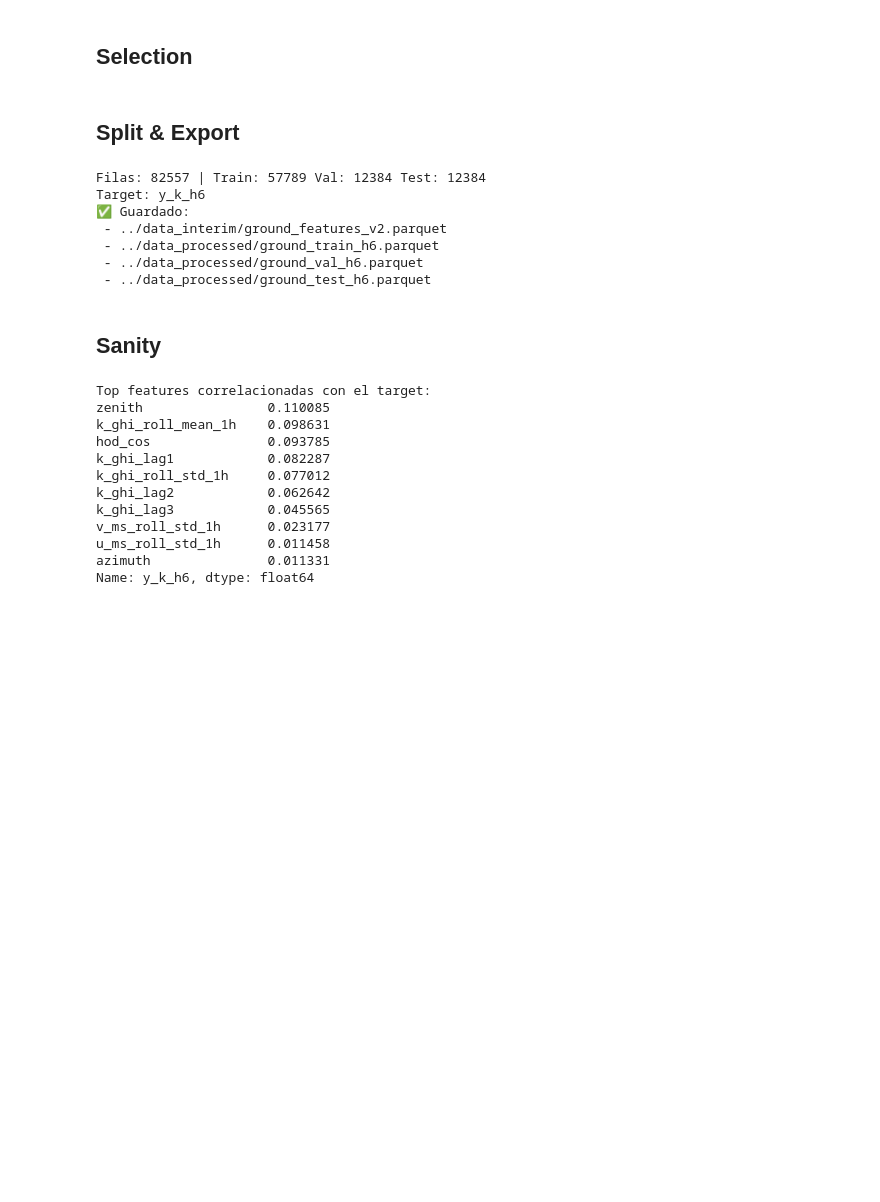
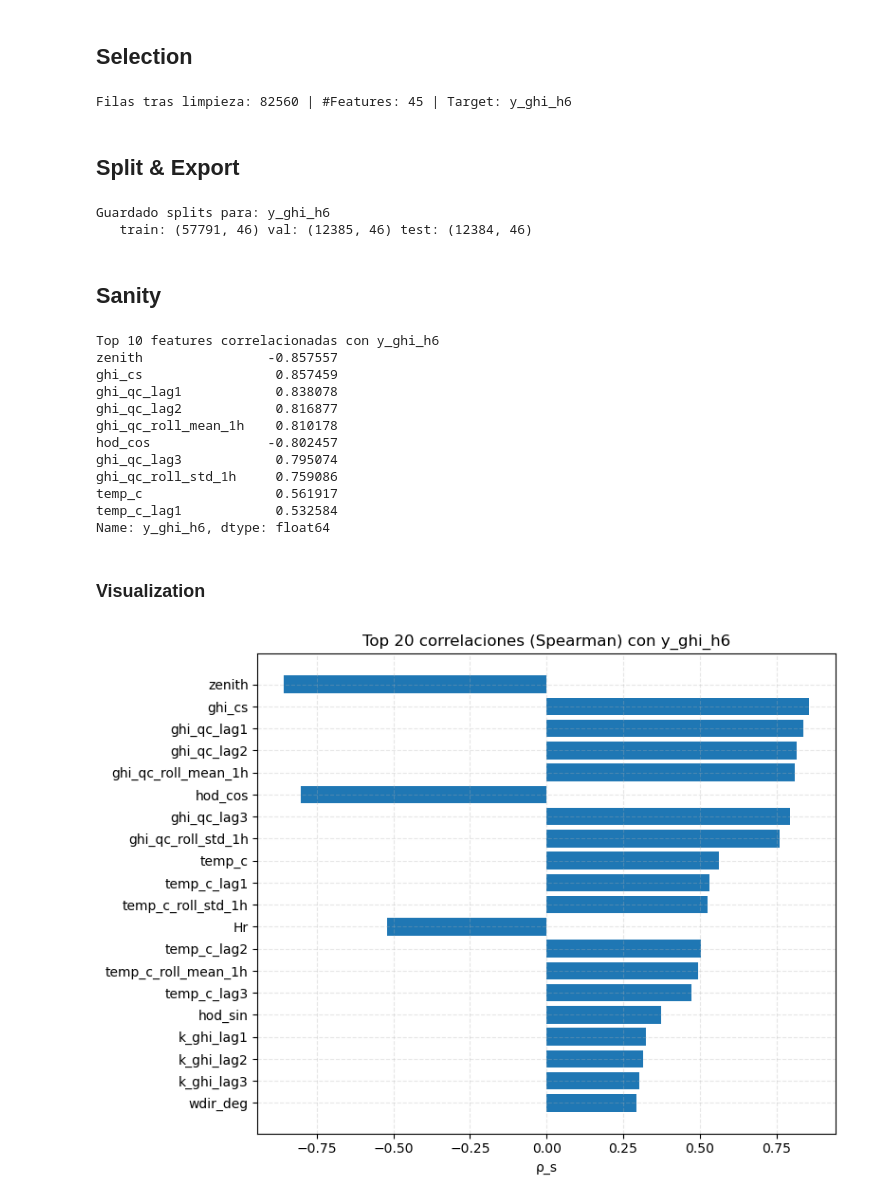
Before and after one commit to EstebanLN/irradiance-fusion-forecast, a Jupyter notebook: Notebooks/04_ground_cleaning_feature_engineering.ipynb, the cells around one changed output. Drawn from its saved outputs; the diff is of its cells as text; code cells hidden in the pictures; blank space fills up the shorter version.

```diff
--- a/Notebooks/04_ground_cleaning_feature_engineering.ipynb
+++ b/Notebooks/04_ground_cleaning_feature_engineering.ipynb
@@ -111,25 +85,19 @@ df[TARGET] = df[TARGET_BASE].shift(-H)
 # %% [markdown]
 ## Selection
+# %%
+Xy = all_numeric[FEATS + [TARGET]].replace([np.inf, -np.inf], np.nan)
+Xy = Xy.dropna(subset=[TARGET])         # asegúrate de tener target
+Xy = Xy.dropna(how="any")               # si prefieres, aquí puedes ffill/bfill en lugar de drop
 # %%
-FEATS = [
-    "hod_sin","hod_cos","doy_sin","doy_cos","zenith","azimuth",
-    "u_ms","v_ms","dewpoint_c","temp_c","Hr","p_hpa","wspd_ms","wdir_deg","ghi_cs",
-    "ghi_qc_lag1","ghi_qc_lag2","ghi_qc_lag3","ghi_qc_roll_mean_1h","ghi_qc_roll_std_1h",
-    "k_raw_lag1","k_raw_lag2","k_raw_lag3","k_raw_roll_mean_1h","k_raw_roll_std_1h",
-    "temp_c_lag1","temp_c_lag2","temp_c_lag3",
-    "u_ms_lag1","v_ms_lag1","dewpoint_c_lag1"
-]
-FEATS = [c for c in FEATS if c in df.columns]
-
-Xy = df[FEATS + [TARGET]].replace([np.inf,-np.inf], np.nan).dropna(how="any")
-
-# Quita columnas constantes (si alguna quedó)
 const_cols = [c for c in FEATS if Xy[c].nunique(dropna=True) <= 1]
 if const_cols:
     Xy = Xy.drop(columns=const_cols)
     FEATS = [c for c in FEATS if c not in const_cols]
+    print("Quité columnas constantes:", const_cols)
 
-print(f"Filas tras limpieza: {len(Xy)} | Features finales: {len(FEATS)} | Target: {TARGET}")
+print(f"Filas tras limpieza: {len(Xy)} | #Features: {len(FEATS)} | Target: {TARGET}")
+# %% [output]
+Filas tras limpieza: 82560 | #Features: 45 | Target: y_ghi_h6
 # %% [markdown]
 ## Split & Export
 # %%
@@ -147,27 +115,41 @@ Xy.to_parquet(OUT_INT / "ground_features_v2.parquet", engine="pyarrow", compress
 train.to_parquet(OUT_PROC / f"ground_train_h{H}.parquet", engine="pyarrow", compression="zstd")
 val.to_parquet  (OUT_PROC / f"ground_val_h{H}.parquet",   engine="pyarrow", compression="zstd")
 test.to_parquet (OUT_PROC / f"ground_test_h{H}.parquet",  engine="pyarrow", compression="zstd")
+
+print("Guardado splits para:", TARGET)
+print("   train:", train.shape, "val:", val.shape, "test:", test.shape)
 # %% [output]
-Filas: 82557 | Train: 57789 Val: 12384 Test: 12384
-Target: y_k_h6
-✅ Guardado:
- - ../data_interim/ground_features_v2.parquet
- - ../data_processed/ground_train_h6.parquet
- - ../data_processed/ground_val_h6.parquet
- - ../data_processed/ground_test_h6.parquet
+Guardado splits para: y_ghi_h6
+   train: (57791, 46) val: (12385, 46) test: (12384, 46)
 # %% [markdown]
 ## Sanity
 # %%
+corrs = train[FEATS + [TARGET]].corr(method="spearman", numeric_only=True)[TARGET] \
+                              .drop(labels=[TARGET]).sort_values(key=np.abs, ascending=False)
+print("\nTop 10 features correlacionadas con", TARGET)
+print(corrs.head(10))
 # %% [output]
-Top features correlacionadas con el target:
-zenith                0.110085
-k_ghi_roll_mean_1h    0.098631
-hod_cos               0.093785
-k_ghi_lag1            0.082287
-k_ghi_roll_std_1h     0.077012
-k_ghi_lag2            0.062642
-k_ghi_lag3            0.045565
-v_ms_roll_std_1h      0.023177
-u_ms_roll_std_1h      0.011458
-azimuth               0.011331
-Name: y_k_h6, dtype: float64
+Top 10 features correlacionadas con y_ghi_h6
+zenith                -0.857557
+ghi_cs                 0.857459
+ghi_qc_lag1            0.838078
+ghi_qc_lag2            0.816877
+ghi_qc_roll_mean_1h    0.810178
+hod_cos               -0.802457
+ghi_qc_lag3            0.795074
+ghi_qc_roll_std_1h     0.759086
+temp_c                 0.561917
+temp_c_lag1            0.532584
+Name: y_ghi_h6, dtype: float64
+# %% [markdown]
+### Visualization
+# %%
+import matplotlib.pyplot as plt
+topN = min(20, len(corrs))
+plt.figure(figsize=(8, max(4, 0.3*topN)))
+plt.barh(corrs.index[:topN][::-1], corrs.values[:topN][::-1])
+plt.title(f"Top {topN} correlaciones (Spearman) con {TARGET}")
+plt.xlabel("ρ_s"); plt.grid(True, ls="--", alpha=0.3)
+plt.tight_layout(); plt.show()
+# %% [output]
+[figure, added]
```
Also changed, not shown: parts of 6 cells of this notebook, 3 other files.
